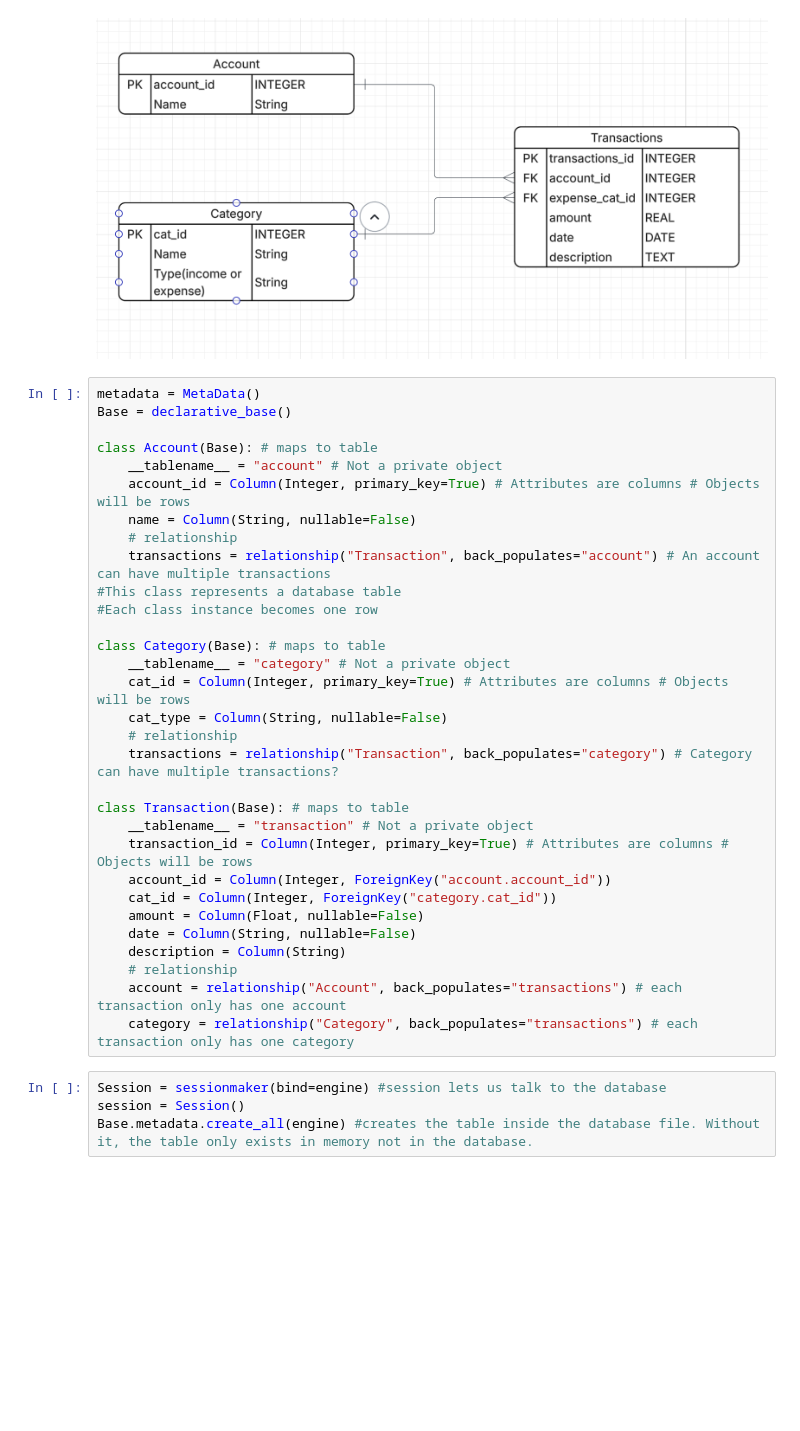
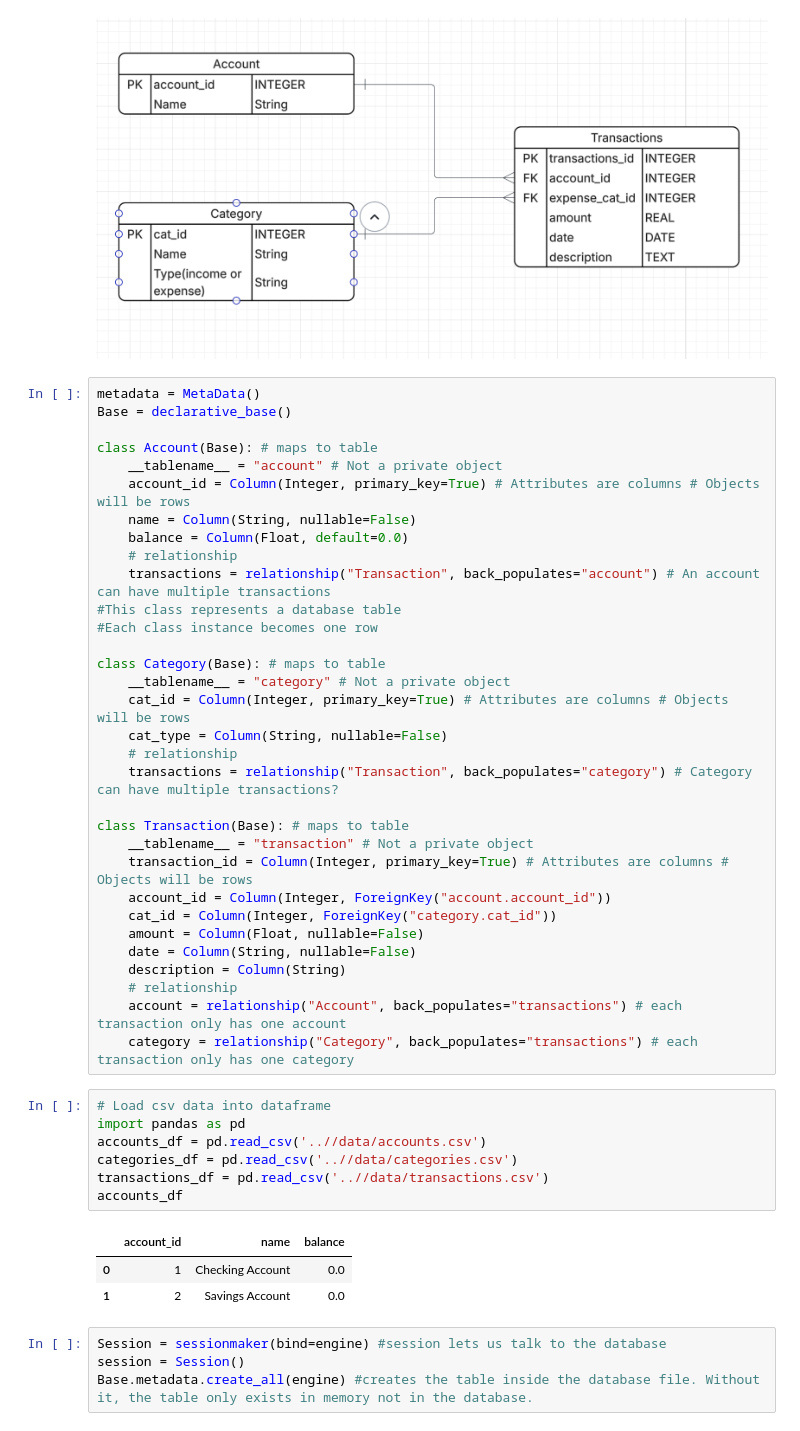
Before and after one commit to sjsu-cs122-s26/spender-menders-personal-finance-data-expense-tracker, a Jupyter notebook: notebooks/SpenderMenderDataBase.ipynb, the cells around one changed output. Saved outputs shown, nothing was run; the diff lists cells and outputs as text; blank space fills up the shorter version.

Commit message:
loading mock data into SpenderMenderDatabase.ipynb

```diff
--- a/notebooks/SpenderMenderDataBase.ipynb
+++ b/notebooks/SpenderMenderDataBase.ipynb
@@ -24,6 +24,7 @@ class Account(Base): # maps to table
     __tablename__ = "account" # Not a private object
     account_id = Column(Integer, primary_key=True) # Attributes are columns # Objects will be rows
     name = Column(String, nullable=False)
+    balance = Column(Float, default=0.0)
     # relationship
     transactions = relationship("Transaction", back_populates="account") # An account can have multiple transactions
 #This class represents a database table
@@ -47,6 +48,17 @@ class Transaction(Base): # maps to table
     # relationship
     account = relationship("Account", back_populates="transactions") # each transaction only has one account
     category = relationship("Category", back_populates="transactions") # each transaction only has one category
+# %%
+# Load csv data into dataframe
+import pandas as pd
+accounts_df = pd.read_csv('..//data/accounts.csv')
+categories_df = pd.read_csv('..//data/categories.csv')
+transactions_df = pd.read_csv('..//data/transactions.csv')
+accounts_df
+# %% [output]
+|  | account_id | name | balance |
+| 0 | 1 | Checking Account | 0.0 |
+| 1 | 2 | Savings Account | 0.0 |
 # %%
 Session = sessionmaker(bind=engine) #session lets us talk to the database
 session = Session()
```
Also changed, not shown: parts of 3 cells of this notebook.
